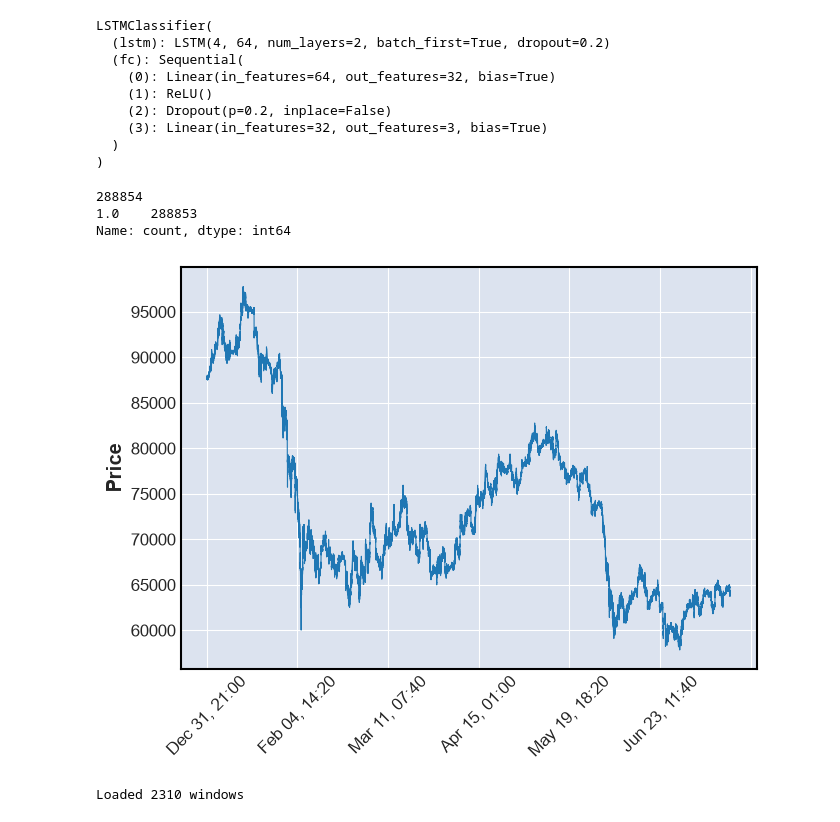
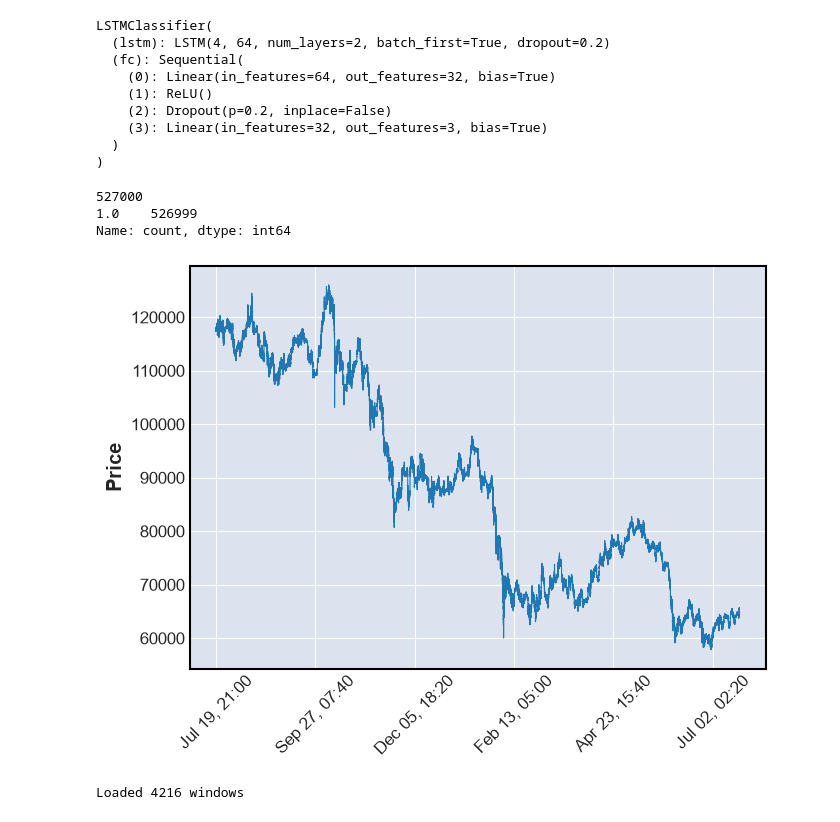
Before and after one commit to mote4ka/SyntheticMarket, a Jupyter notebook: evaluation.ipynb, the cells around one changed output. Cells and saved outputs as stored; diff of their text form; code cells hidden in the pictures.

```diff
--- a/evaluation.ipynb
+++ b/evaluation.ipynb
@@ -6,21 +6,21 @@ from numpy.lib.stride_tricks import sliding_window_view
 from model import LSTMClassifier
 import pandas as pd
 # %%
-from dataWorker import getOHLC
-from datetime import datetime
+# from dataWorker import getOHLC
+# from datetime import datetime
 
-# load all btc candles from 1'st Jan 2026
+# # load all btc candles from 1'st Jan 2026
 
 
-start_time = 1752958800
-diff = datetime.now().timestamp() - start_time
-iters = int(diff // 60 // 1000 )
+# start_time = 1752958800
+# diff = datetime.now().timestamp() - start_time
+# iters = int(diff // 60 // 1000 )
 
-df = pd.DataFrame()
-for i in range(iters):
-    df_1000mins = getOHLC('BTCUSDT', (start_time+60*i*1000)*1000, (start_time+60*(i+1)*1000-60)*1000, normalize=False)
-    df = pd.concat([df, df_1000mins], axis=0)
-    print(f"{i+1}/{iters}", len(df))
+# df = pd.DataFrame()
+# for i in range(iters):
+#     df_1000mins = getOHLC('BTCUSDT', (start_time+60*i*1000)*1000, (start_time+60*(i+1)*1000-60)*1000, normalize=False)
+#     df = pd.concat([df, df_1000mins], axis=0)
+#     print(f"{i+1}/{iters}", len(df))
 
-# save to parquet
-df.to_parquet('data/real/btcusdt_ytd.parquet')
+# # save to parquet
+# df.to_parquet('data/real/btcusdt_ytd.parquet')
@@ -100,38 +92,38 @@ LSTMClassifier(
 # %%
 # load from parquest
-df = pd.read_parquet('data/real/btcusdt_bear_7months.parquet')
+df = pd.read_parquet('data/real/btcusdt_ytd.parquet')
 
 import mplfinance as mpl
 
 df = df.drop(columns=['volume', 'quote_volume'])
 
 # check for gaps in chart
 df = df.sort_values('timestamp').reset_index(drop=True)
 print(len(df))
 print(df.index.to_series().diff().value_counts())
 
 #  plotting for debug
 df_plot = df.set_index("timestamp")
 mpl.plot(df_plot, type="line")
 
 
 window_size = 125
 input_size = 120
 
 inputs_windows, result_windows = [], []
 for i in range(0, len(df)-window_size+1, window_size):
     window = df.iloc[i:i+window_size]
 
     inputs_windows.append(window.iloc[:input_size])
     result_windows.append(window.iloc[input_size:])
 
 print(f"Loaded {len(inputs_windows)} windows")
 # %% [output]
-288854
-1.0    288853
+527000
+1.0    526999
 Name: count, dtype: int64
-[figure, old version]
+[figure, new version]
-Loaded 2310 windows
+Loaded 4216 windows
 # %%
 from dataWorker import *
 from datetime import datetime
```
Also changed, not shown: parts of 4 cells of this notebook, 24 other files.
